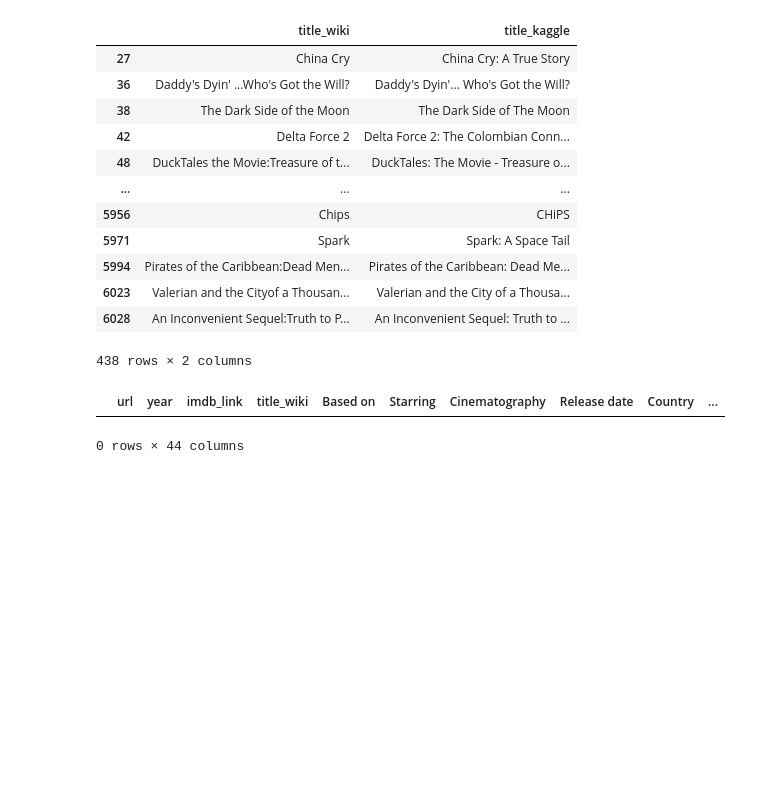
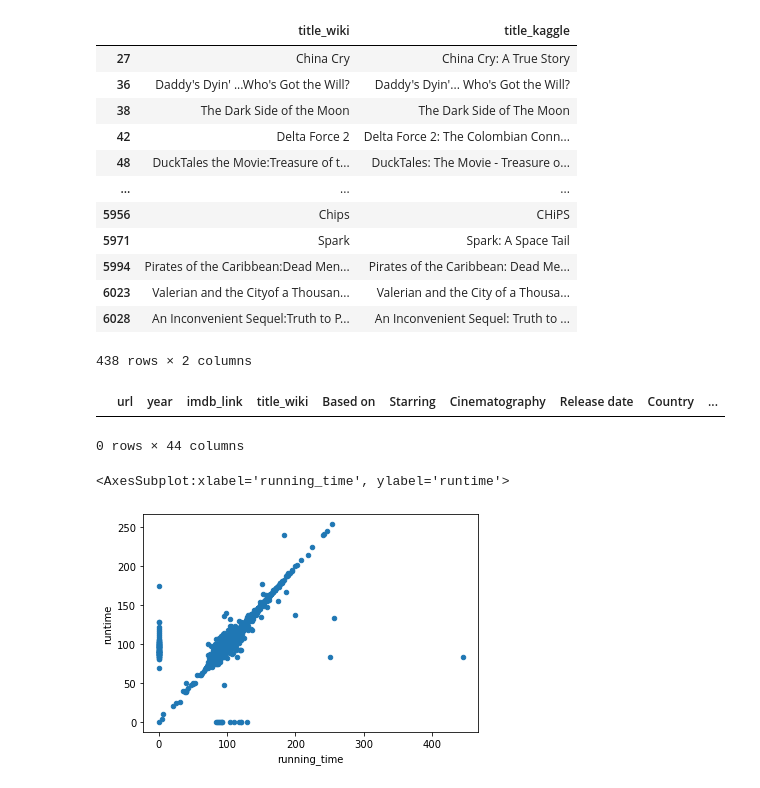
Before and after one commit to tkirk70/Movies-ETL, a Jupyter notebook: ETL.ipynb, the cells around one changed output. Cells and saved outputs as stored; diff of their text form; code cells hidden in the pictures; blank space fills up the shorter version.

```diff
--- a/ETL.ipynb
+++ b/ETL.ipynb
@@ -877,7 +885,7 @@ Name: Running time, dtype: object
 # %%
 running_time_extract = running_time.str.extract(r'(\d+)\s*ho?u?r?s?\s*(\d*)|(\d+)\s*m')
 # %%
-unning_time_extract = running_time_extract.apply(lambda col: pd.to_numeric(col, errors='coerce')).fillna(0)
+running_time_extract = running_time_extract.apply(lambda col: pd.to_numeric(col, errors='coerce')).fillna(0)
 # %%
 wiki_movies_df['running_time'] = running_time_extract.apply(lambda row: row[0]*60 + row[1] if row[2] == 0 else row[2], axis=1)
 # %% [output]
@@ -1101,3 +1067,8 @@ movies_df[(movies_df['title_kaggle'] == '') | (movies_df['title_kaggle'].isnull(
 # %% [output]
 |  | url | year | imdb_link | title_wiki | Based on | Starring | Cinematography | Release date | Country | ... |
 0 rows × 44 columns
+# %%
+movies_df.fillna(0).plot(x='running_time', y='runtime', kind='scatter')
+# %% [output]
+<AxesSubplot:xlabel='running_time', ylabel='runtime'>
+[figure, added]
```
Also changed, not shown: parts of 37 cells of this notebook.
